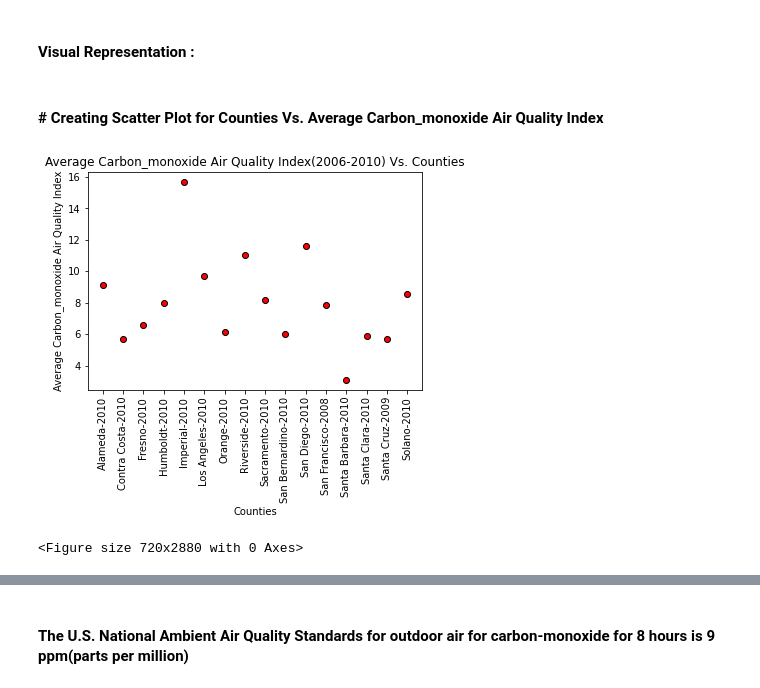
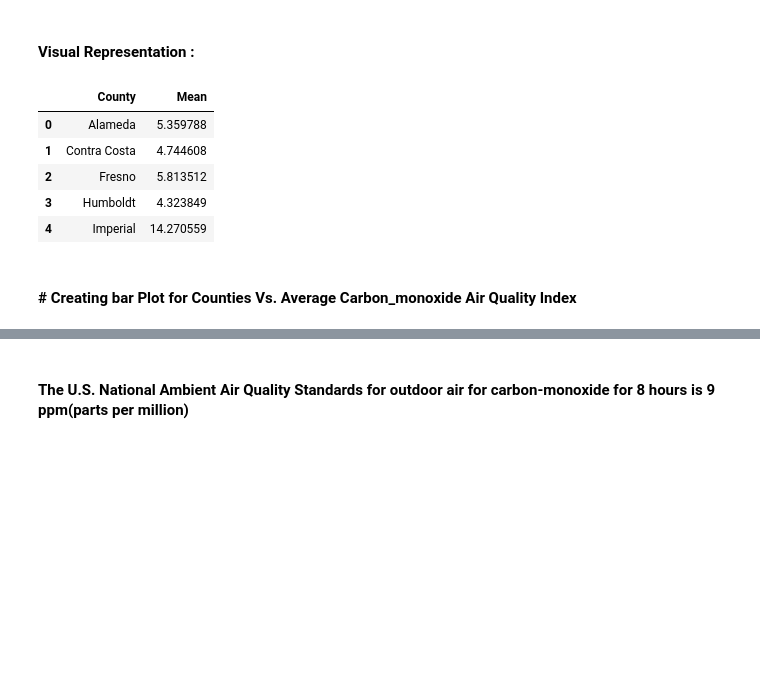
Before and after one commit to dalismo/Project-1, a Jupyter notebook: mq_statistical_analysis_CO.ipynb, the cells around one changed output, grey strips where cells are left out. Cells and saved outputs as stored; diff of their text form; code cells hidden in the pictures; blank space fills up the shorter version.

```diff
--- a/mq_statistical_analysis_CO.ipynb
+++ b/mq_statistical_analysis_CO.ipynb
@@ -123,32 +94,14 @@ co_aqi = list(max_co_aqi['Mean'])
+# %%
+# Creating dataframe for two columns for plotting
+
+max_co_aqi_df = co_df[['County', 'Mean']]
+max_co_aqi_df.head()
+# %% [output]
+|  | County | Mean |
+| 0 | Alameda | 5.359788 |
+| 1 | Contra Costa | 4.744608 |
+| 2 | Fresno | 5.813512 |
+| 3 | Humboldt | 4.323849 |
+| 4 | Imperial | 14.270559 |
 # %% [markdown]
-#### # Creating Scatter Plot for Counties Vs. Average Carbon_monoxide Air Quality Index
+#### # Creating bar Plot for Counties Vs. Average Carbon_monoxide Air Quality Index
-# %%
-# Creating plots for Counties Vs. Average Carbon_monoxide Air Quality Index
-
-plt.scatter(county, co_aqi, marker="o", facecolors="red", edgecolors="black")
-
-
-# Create a title, x label, and y label for our chart
-plt.title("Average Carbon_monoxide Air Quality Index(2006-2010) Vs. Counties")
-plt.xlabel("Counties")
-plt.ylabel("Average Carbon_monoxide Air Quality Index")
-
-# Save an image of the chart and print to screen
-# NOTE: If your plot shrinks after saving an image,
-# update matplotlib to 2.2 or higher,
-# or simply run the above cells again.
-
-labels = county
-plt.xticks(county, labels, rotation='vertical', fontsize=10)
-
-
-plt.figure(figsize=(10,40))
-
-plt.tight_layout()
-
-plt.savefig('mq_charts/county_avg_co.png')
-
-plt.show()
-# %% [output]
-[figure, removed]
-<Figure size 720x2880 with 0 Axes>
```
Also changed, not shown: parts of 9 cells of this notebook, 3 other files.
